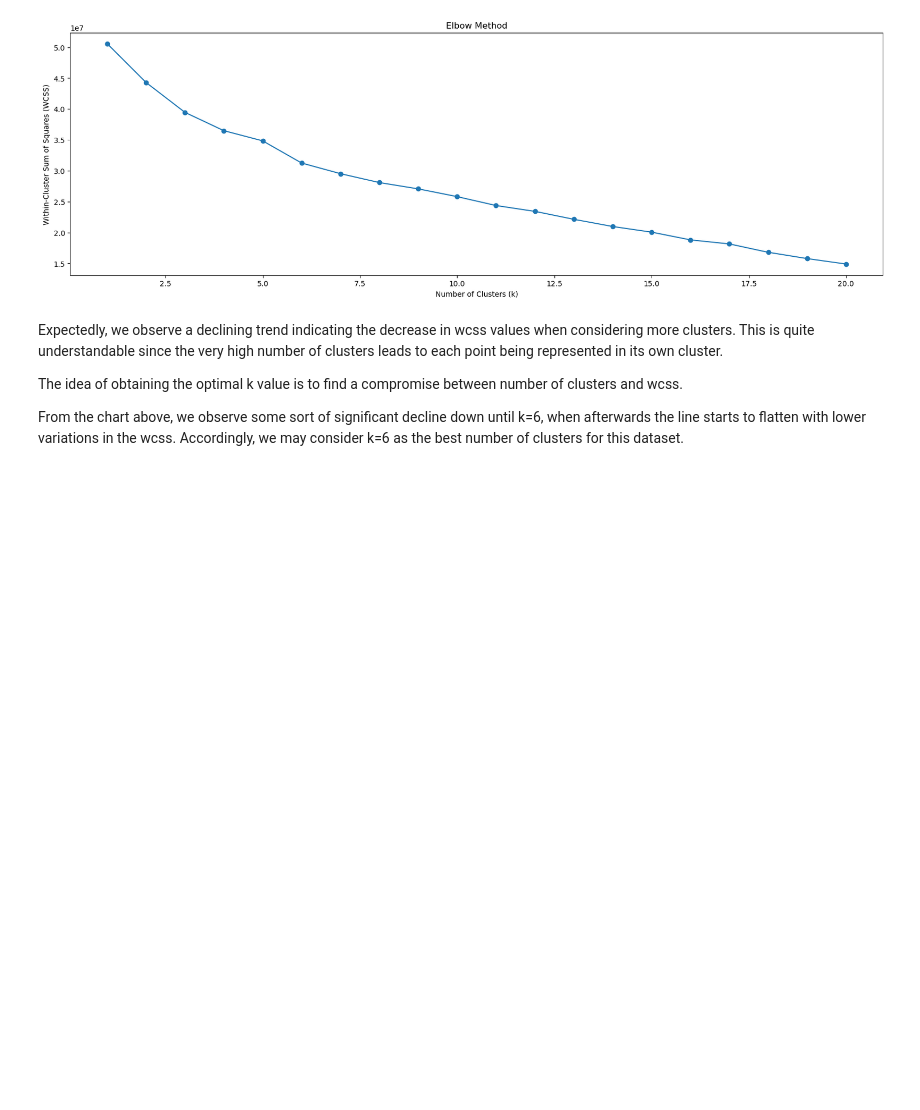
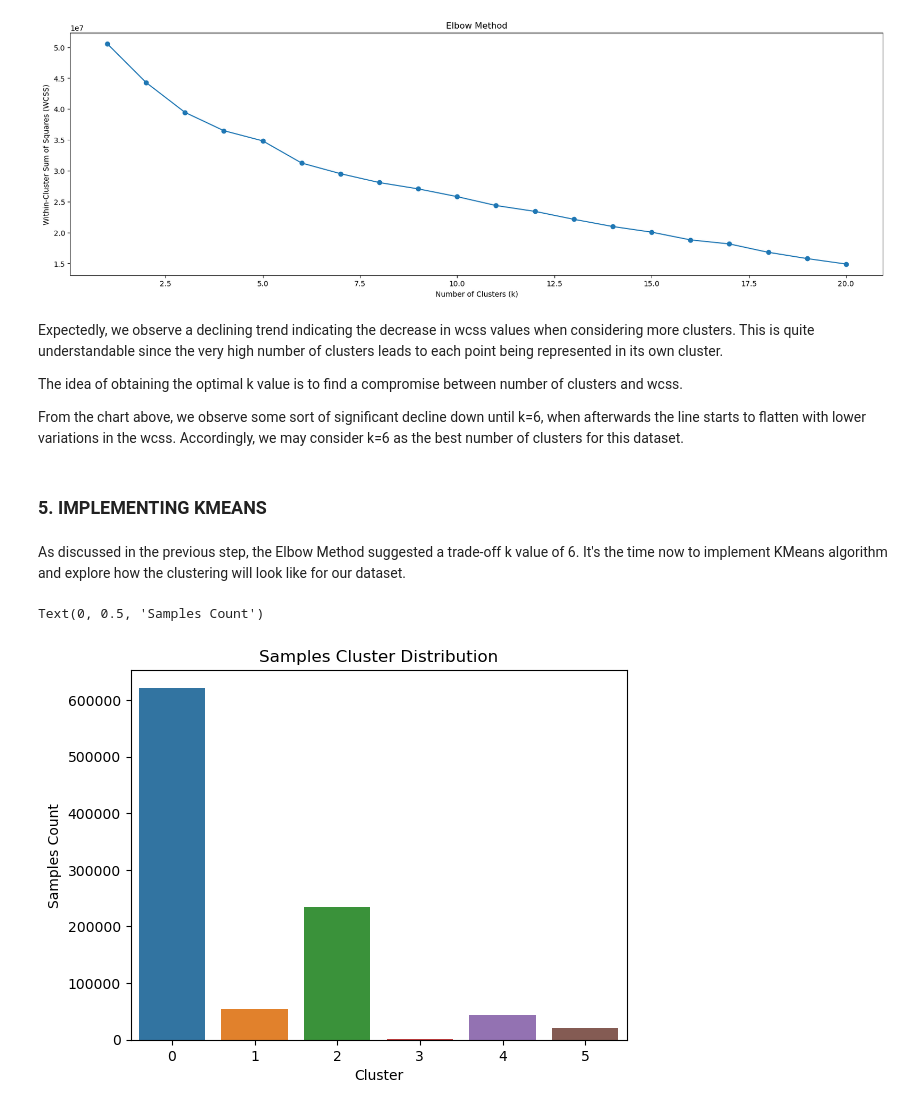
Before and after one commit to sinanw/ml-clustering-intrusion-detection, a Jupyter notebook: notebooks/3-data-analysis.ipynb, the cells around one changed output. Saved outputs shown, nothing was run; the diff lists cells and outputs as text; code cells hidden in the pictures; blank space fills up the shorter version.

Commit message:
Implementing KMeans.

```diff
--- a/notebooks/3-data-analysis.ipynb
+++ b/notebooks/3-data-analysis.ipynb
@@ -231,3 +238,26 @@ Expectedly, we observe a declining trend indicating the decrease in wcss values
 The idea of obtaining the optimal k value is to find a compromise between number of clusters and wcss.
 
 From the chart above, we observe some sort of significant decline down until k=6, when afterwards the line starts to flatten with lower variations in the wcss. Accordingly, we may consider k=6 as the best number of clusters for this dataset.
+# %% [markdown]
+### 5. IMPLEMENTING KMEANS
+# %% [markdown]
+As discussed in the previous step, the Elbow Method suggested a trade-off k value of 6. It's the time now to implement KMeans algorithm and explore how the clustering will look like for our dataset.
+# %%
+# Set the best k
+bestK = 6
+
+# Implement KMeans algorithm on our dataset using the best k value
+kmeans = KMeans(n_clusters=bestK, init='k-means++', max_iter=300, n_init=10, random_state=0)
+clusters = kmeans.fit_predict(data_pca)
+# %%
+# Add generated clusters to the dataset
+data_pca["cluster"] = clusters
+# %%
+# Check sample distribution of generated clusters
+sns.countplot(data=data_pca, x="cluster")
+plt.title("Samples Cluster Distribution")
+plt.xlabel("Cluster")
+plt.ylabel("Samples Count")
+# %% [output]
+Text(0, 0.5, 'Samples Count')
+[figure, added]
```
Also changed, not shown: parts of 6 cells of this notebook.
